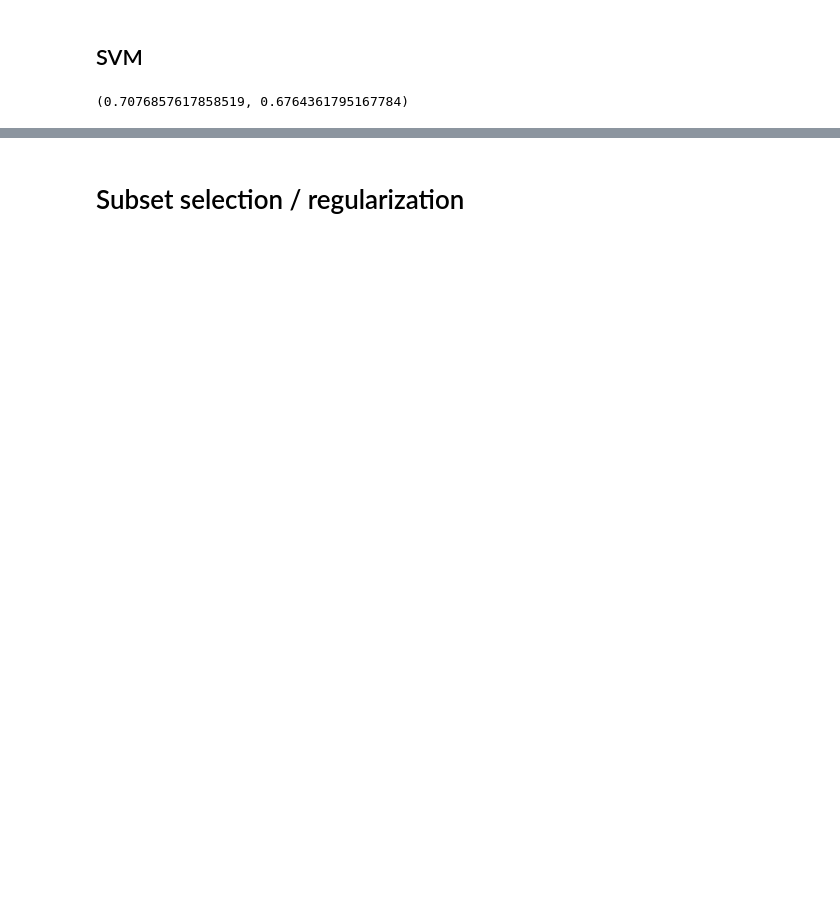
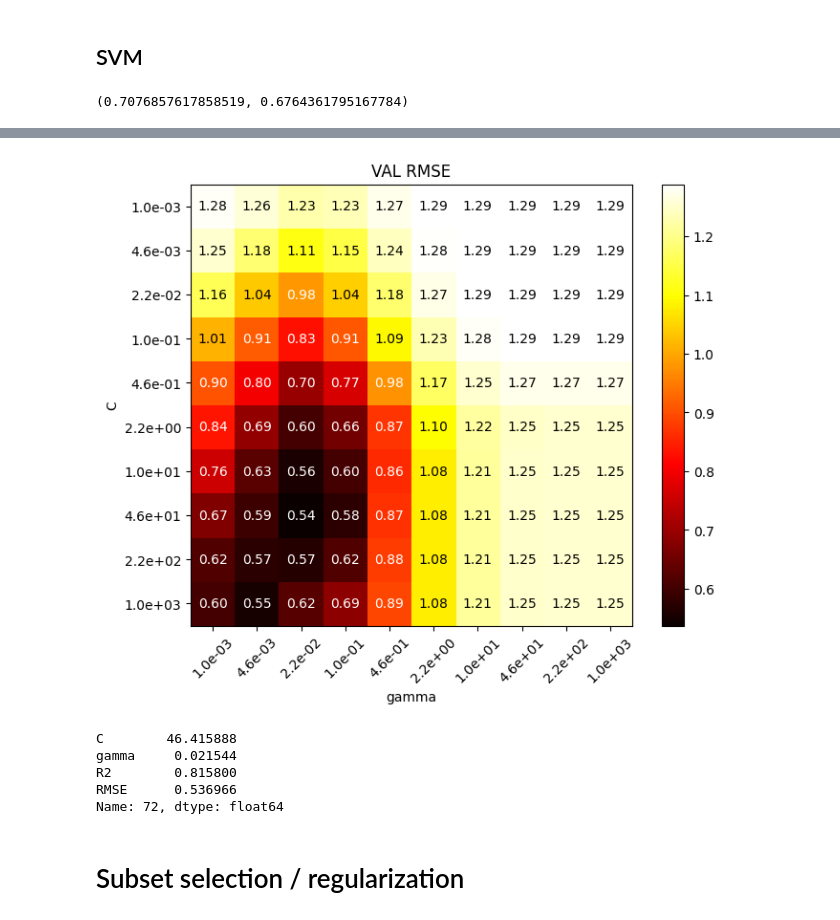
Before and after one commit to M3lo00/TOML_Homeworks, a Jupyter notebook: Homework3-4/model_training.ipynb, the cells around one changed output, grey strips where cells are left out. Drawn from its saved outputs; the diff is of its cells as text; code cells hidden in the pictures; blank space fills up the shorter version.

```diff
--- a/Homework3-4/model_training.ipynb
+++ b/Homework3-4/model_training.ipynb
@@ -42,5 +148,7 @@ from sklearn.preprocessing import StandardScaler
 # %%
-clf = ExtraTreesRegressor(random_state=seed)
+n_estimators = 100
+max_depth = 7
+clf = RandomForestRegressor(random_state=seed, max_depth=max_depth, n_estimators=n_estimators)
 scaler = StandardScaler()
 
 scaler.fit_transform(x_train)
@@ -49,5 +157,5 @@ clf.fit(scaler.fit_transform(x_train), y_train)
 r2 = clf.score(scaler.transform(x_val), y_val)
 y_hat = clf.predict(scaler.transform(x_val))
 rmse = metrics.mean_squared_error(y_val, y_hat, squared=False)
-r2, rmse
+print(f'{max_depth=}, {n_estimators=}, {r2=}, {rmse=}')
 # %% [output]
@@ -74,9 +167,9 @@ from sklearn.svm import SVR
 # %%
-clf = SVR()
+# basic default just for fun
+clf = SVR(kernel='rbf' )
 scaler = StandardScaler()
 
 scaler.fit_transform(x_train)
-
 clf.fit(scaler.fit_transform(x_train), y_train)
 r2 = clf.score(scaler.transform(x_val), y_val)
 y_hat = clf.predict(scaler.transform(x_val))
@@ -86,0 +216,3 @@ r2, rmse
+# %%
+heatmap_data = pd.DataFrame(res).pivot(index='C', columns='gamma', values='RMSE')
+heatmap_data
@@ -86,0 +232,37 @@ r2, rmse
+# %%
+p_range = np.logspace(start=-3, stop=3, num=10, base=10, endpoint=True)
+p_range_str = [f'{p:.1e}' for p in p_range]
+
+fig, ax = plt.subplots(figsize=(8,6))
+
+heatmap = ax.imshow(
+    heatmap_data,
+    interpolation="nearest",
+    cmap=plt.cm.hot,
+)
+
+data = heatmap_data.values
+for i in range(data.shape[0]):
+    for j in range(data.shape[1]):
+        c = 'black' if data[i, j] >= 1 else 'white'
+        ax.text(j, i, f'{data[i, j]:.2f}', ha='center', va='center', color=c, fontsize=10)
+
+
+ax.set_xlabel("gamma")
+ax.set_ylabel("C")
+plt.colorbar(heatmap, ax=ax)
+ax.set_xticks(np.arange(len(p_range)), p_range_str, rotation=45)
+ax.set_yticks(np.arange(len(p_range)), p_range_str)
+plt.title("VAL RMSE")
+plt.show()
+# %% [output]
+[figure, added]
+# %%
+df = pd.DataFrame(res)
+df.iloc[df.RMSE.argmin()]
+# %% [output]
+C        46.415888
+gamma     0.021544
+R2        0.815800
+RMSE      0.536966
+Name: 72, dtype: float64
```
Also changed, not shown: parts of 34 cells of this notebook, 5 other files.
